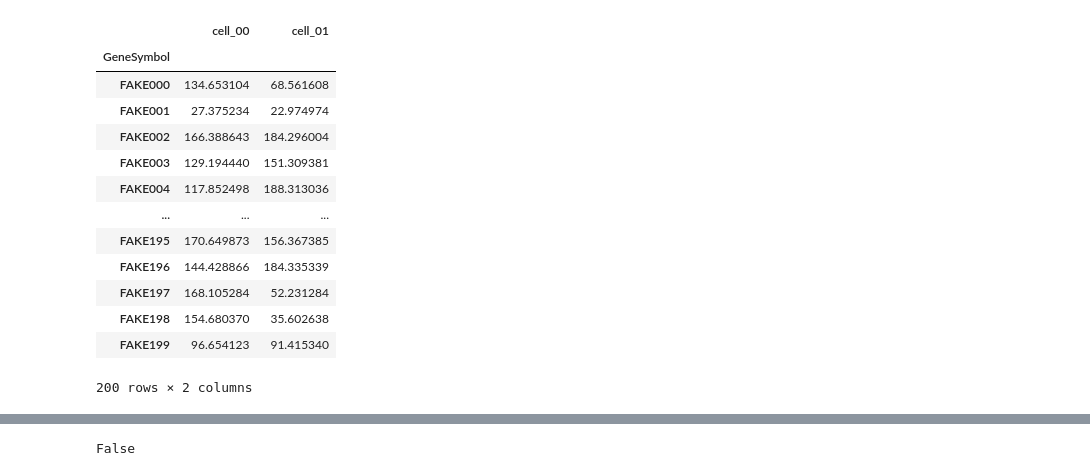
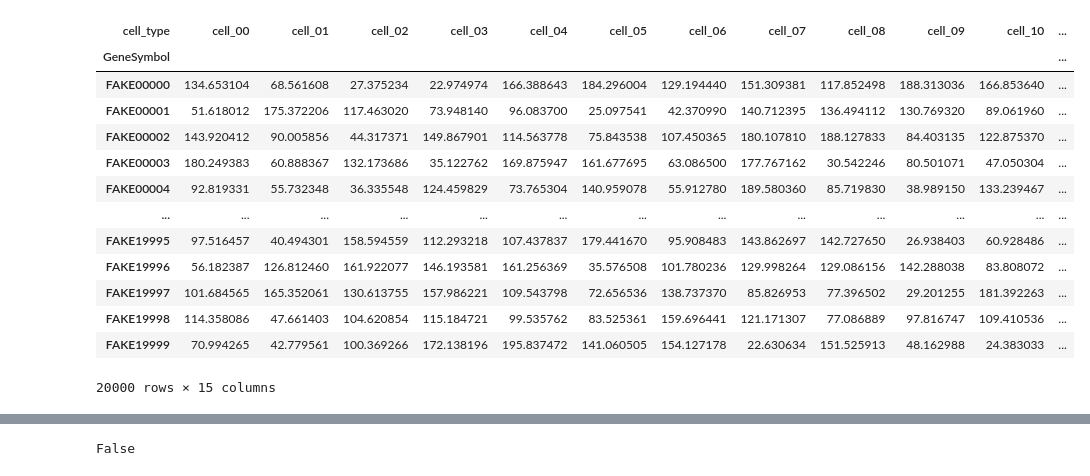
Before and after one commit to davidliu-lab/deconv, a Jupyter notebook: 5 - run expression imputation with fake data.ipynb, the cells around one changed output, grey strips where cells are left out. Cells and saved outputs as stored; diff of their text form; code cells hidden in the pictures.

```diff
--- a/5 - run expression imputation with fake data.ipynb
+++ b/5 - run expression imputation with fake data.ipynb
@@ -50,23 +46,33 @@ fractions
-# %%
-cell_type_geps = pd.DataFrame(
-    rng.uniform(low=20.0, high=200.0, size=(g, c)),
-    columns=cell_types,
-    index=genes
-).rename_axis('GeneSymbol')
-
-cell_type_geps
-# %% [output]
-|  | cell_00 | cell_01 |
-| GeneSymbol |  |  |
-| FAKE000 | 134.653104 | 68.561608 |
-| FAKE001 | 27.375234 | 22.974974 |
-| FAKE002 | 166.388643 | 184.296004 |
-| FAKE003 | 129.194440 | 151.309381 |
-| FAKE004 | 117.852498 | 188.313036 |
-| ... | ... | ... |
-| FAKE195 | 170.649873 | 156.367385 |
-| FAKE196 | 144.428866 | 184.335339 |
-| FAKE197 | 168.105284 | 52.231284 |
-| FAKE198 | 154.680370 | 35.602638 |
-| FAKE199 | 96.654123 | 91.415340 |
-200 rows × 2 columns
+# %%
+make_fake_data = True
+
+if make_fake_data:
+    g = 20000  # number of genes
+    genes = pd.Series([f"FAKE{i:0{len(str(g))}d}" for i in range(g)], name="GeneSymbol")
+    cell_type_geps_known = pd.DataFrame(
+        rng.uniform(low=20.0, high=200.0, size=(g, c)),
+        columns=cell_types,
+        index=genes
+    )
+else:
+    path = "gs://liulab/"
+    cell_type_geps_known = pd.read_csv(path, sep='\t', index_col=0)
+    g = len(cell_type_geps_known)
+    genes = pd.Series(cell_type_geps_known.index)
+
+cell_type_geps_known
+# %% [output]
+| cell_type | cell_00 | cell_01 | cell_02 | cell_03 | cell_04 | cell_05 | cell_06 | cell_07 | cell_08 | cell_09 | cell_10 | ... |
+| GeneSymbol |  |  |  |  |  |  |  |  |  |  |  | ... |
+| FAKE00000 | 134.653104 | 68.561608 | 27.375234 | 22.974974 | 166.388643 | 184.296004 | 129.194440 | 151.309381 | 117.852498 | 188.313036 | 166.853640 | ... |
+| FAKE00001 | 51.618012 | 175.372206 | 117.463020 | 73.948140 | 96.083700 | 25.097541 | 42.370990 | 140.712395 | 136.494112 | 130.769320 | 89.061960 | ... |
+| FAKE00002 | 143.920412 | 90.005856 | 44.317371 | 149.867901 | 114.563778 | 75.843538 | 107.450365 | 180.107810 | 188.127833 | 84.403135 | 122.875370 | ... |
+| FAKE00003 | 180.249383 | 60.888367 | 132.173686 | 35.122762 | 169.875947 | 161.677695 | 63.086500 | 177.767162 | 30.542246 | 80.501071 | 47.050304 | ... |
+| FAKE00004 | 92.819331 | 55.732348 | 36.335548 | 124.459829 | 73.765304 | 140.959078 | 55.912780 | 189.580360 | 85.719830 | 38.989150 | 133.239467 | ... |
+| ... | ... | ... | ... | ... | ... | ... | ... | ... | ... | ... | ... | ... |
+| FAKE19995 | 97.516457 | 40.494301 | 158.594559 | 112.293218 | 107.437837 | 179.441670 | 95.908483 | 143.862697 | 142.727650 | 26.938403 | 60.928486 | ... |
+| FAKE19996 | 56.182387 | 126.812460 | 161.922077 | 146.193581 | 161.256369 | 35.576508 | 101.780236 | 129.998264 | 129.086156 | 142.288038 | 83.808072 | ... |
+| FAKE19997 | 101.684565 | 165.352061 | 130.613755 | 157.986221 | 109.543798 | 72.656536 | 138.737370 | 85.826953 | 77.396502 | 29.201255 | 181.392263 | ... |
+| FAKE19998 | 114.358086 | 47.661403 | 104.620854 | 115.184721 | 99.535762 | 83.525361 | 159.696441 | 121.171307 | 77.086889 | 97.816747 | 109.410536 | ... |
+| FAKE19999 | 70.994265 | 42.779561 | 100.369266 | 172.138196 | 195.837472 | 141.060505 | 154.127178 | 22.630634 | 151.525913 | 48.162988 | 24.383033 | ... |
+20000 rows × 15 columns
```
Also changed, not shown: parts of 30 cells of this notebook.
